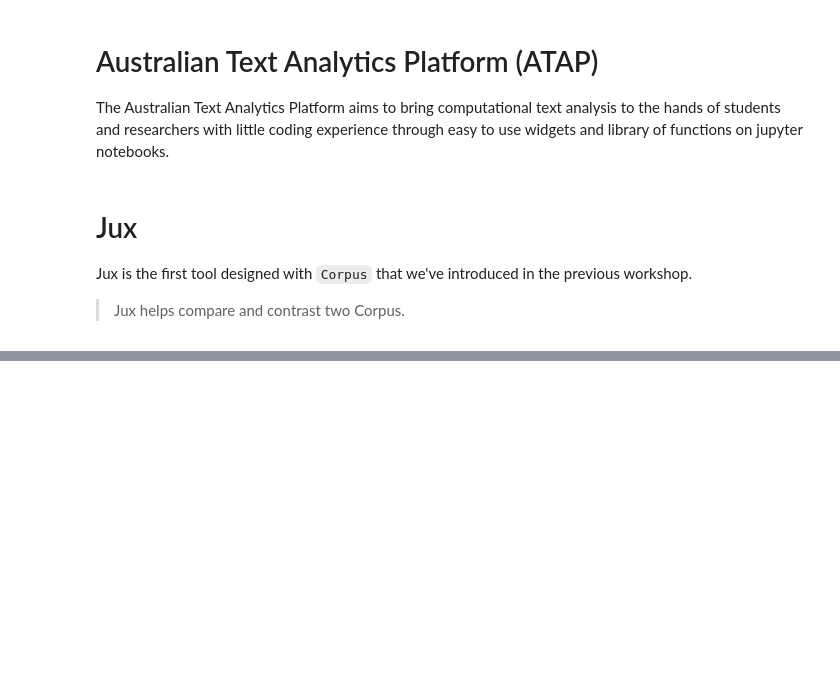
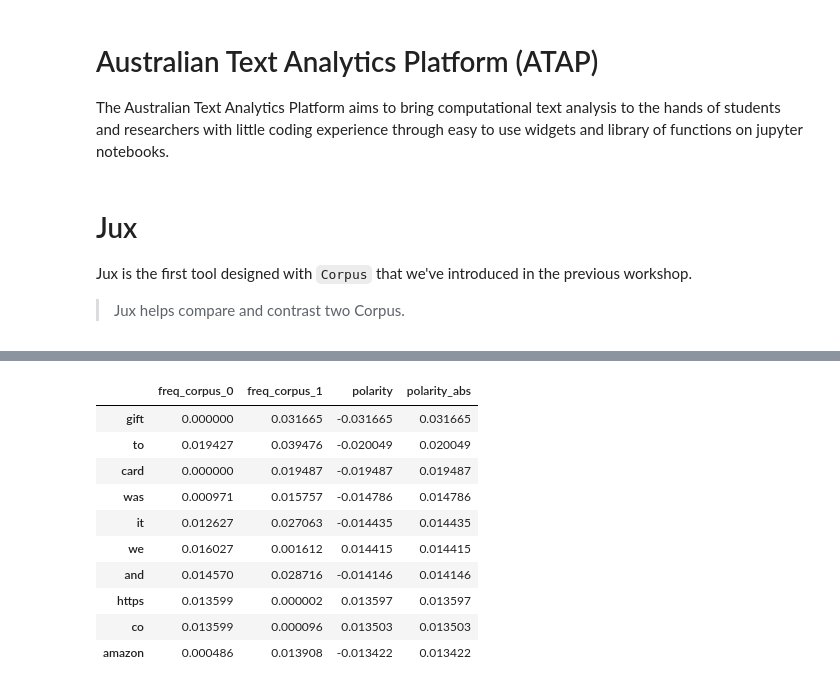
Before and after one commit to Sydney-Informatics-Hub/juxtorpus, a Jupyter notebook: notebooks/workshops/4-jux.ipynb, the cells around one changed output, grey strips where cells are left out. Saved outputs shown, nothing was run; the diff lists cells and outputs as text; code cells hidden in the pictures; blank space fills up the shorter version.

```diff
--- a/notebooks/workshops/4-jux.ipynb
+++ b/notebooks/workshops/4-jux.ipynb
@@ -41 +71,16 @@ tf.sort_values('polarity_abs', ascending=False).iloc[:30]
+# %%
+tf['polarity_abs'] = tf.polarity.abs()
+tf.sort_values('polarity_abs', ascending=False).iloc[:10]
+# %% [output]
+|  | freq_corpus_0 | freq_corpus_1 | polarity | polarity_abs |
+| gift | 0.000000 | 0.031665 | -0.031665 | 0.031665 |
+| to | 0.019427 | 0.039476 | -0.020049 | 0.020049 |
+| card | 0.000000 | 0.019487 | -0.019487 | 0.019487 |
+| was | 0.000971 | 0.015757 | -0.014786 | 0.014786 |
+| it | 0.012627 | 0.027063 | -0.014435 | 0.014435 |
+| we | 0.016027 | 0.001612 | 0.014415 | 0.014415 |
+| and | 0.014570 | 0.028716 | -0.014146 | 0.014146 |
+| https | 0.013599 | 0.000002 | 0.013597 | 0.013597 |
+| co | 0.013599 | 0.000096 | 0.013503 | 0.013503 |
+| amazon | 0.000486 | 0.013908 | -0.013422 | 0.013422 |
 # %%
```
Also changed, not shown: parts of 11 cells of this notebook.
